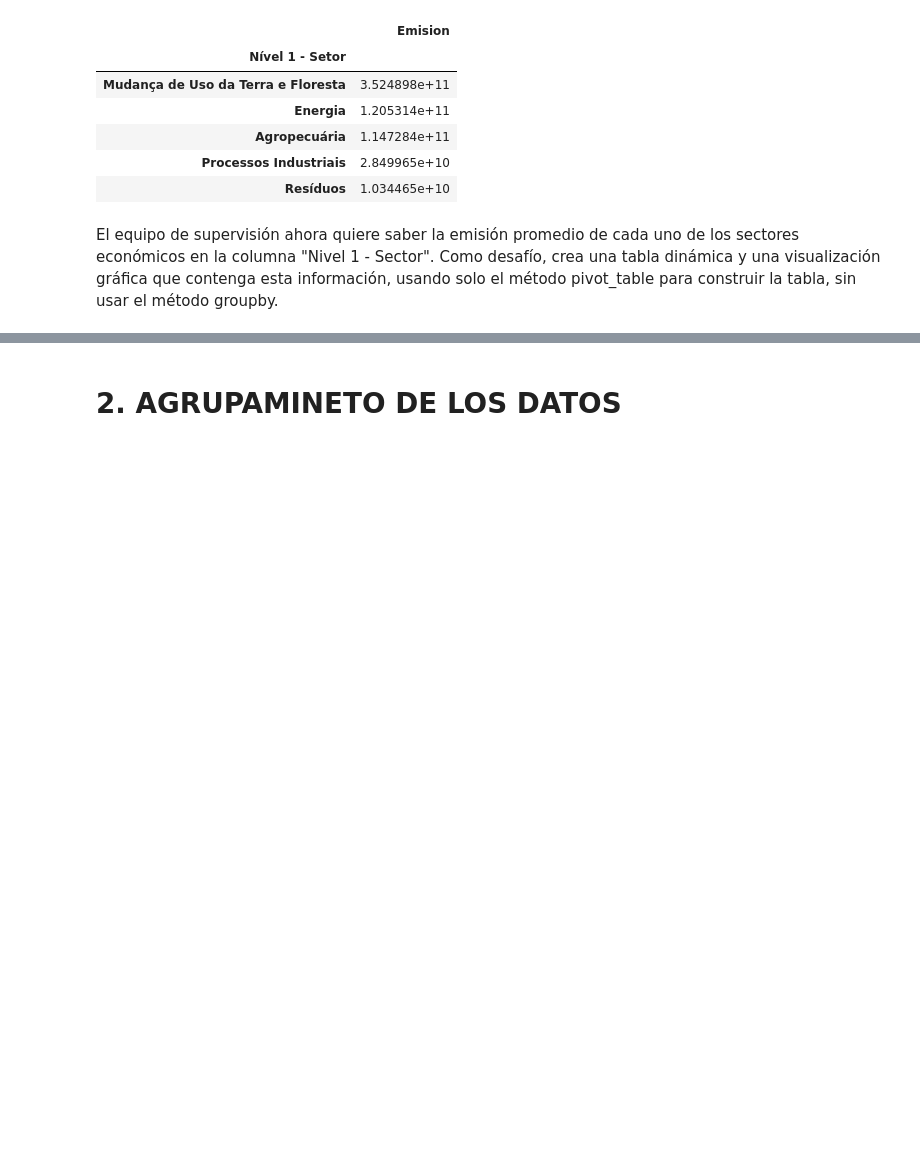
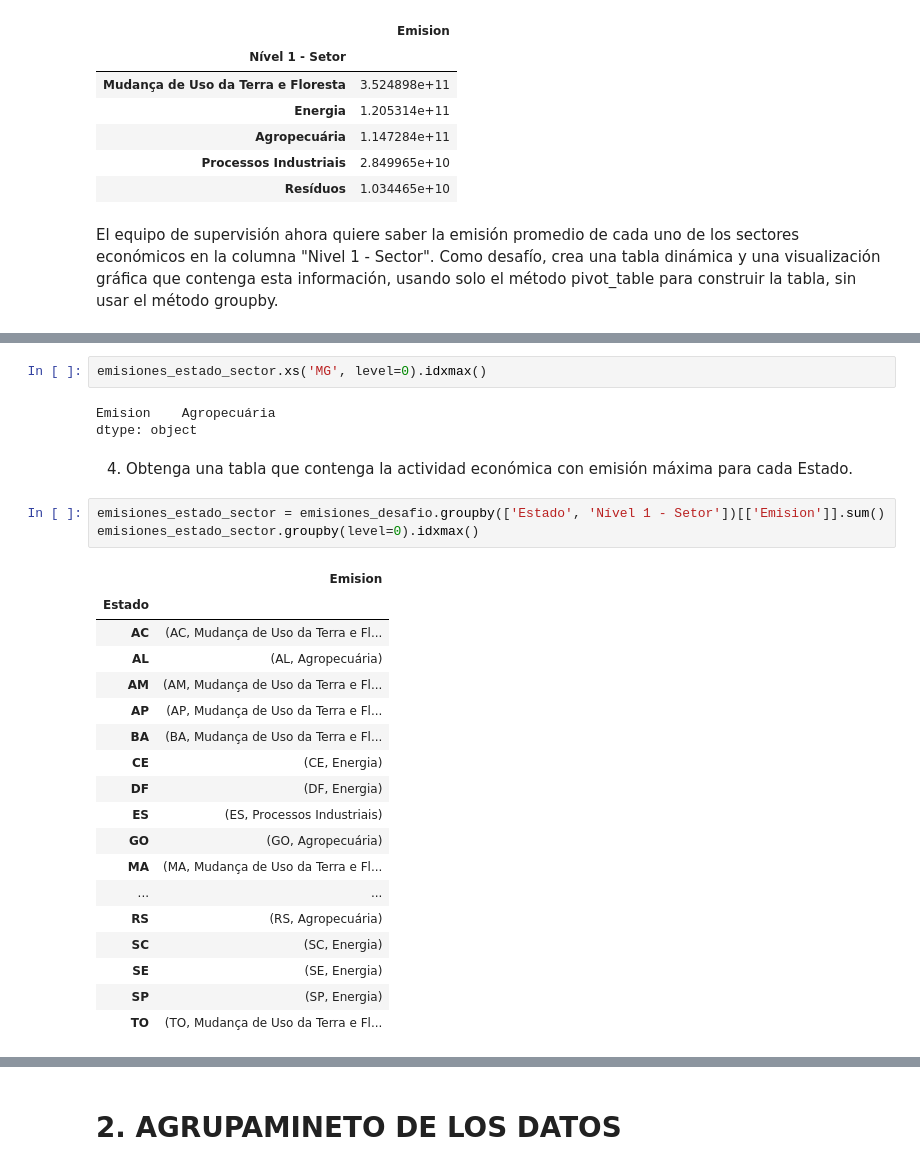
Before and after one commit to LejImkoaj/pandas_seleccionar_agrupar_datos, a Jupyter notebook: seleccion_agrupacion_de_datos.ipynb, the cells around one changed output, grey strips where cells are left out. Saved outputs shown, nothing was run; the diff lists cells and outputs as text; blank space fills up the shorter version.

```diff
--- a/seleccion_agrupacion_de_datos.ipynb
+++ b/seleccion_agrupacion_de_datos.ipynb
@@ -328,0 +389,29 @@ emisiones_desafio.plot(subplots=True, figsize=(10,10));
+# %%
+emisiones_estado_sector.xs('MG', level=0).idxmax()
+# %% [output]
+Emision    Agropecuária
+dtype: object
+# %% [markdown]
+4. Obtenga una tabla que contenga la actividad económica con emisión máxima para cada Estado.
+# %%
+emisiones_estado_sector = emisiones_desafio.groupby(['Estado', 'Nível 1 - Setor'])[['Emision']].sum()
+emisiones_estado_sector.groupby(level=0).idxmax()
+# %% [output]
+|  | Emision |
+| Estado |  |
+| AC | (AC, Mudança de Uso da Terra e Fl... |
+| AL | (AL, Agropecuária) |
+| AM | (AM, Mudança de Uso da Terra e Fl... |
+| AP | (AP, Mudança de Uso da Terra e Fl... |
+| BA | (BA, Mudança de Uso da Terra e Fl... |
+| CE | (CE, Energia) |
+| DF | (DF, Energia) |
+| ES | (ES, Processos Industriais) |
+| GO | (GO, Agropecuária) |
+| MA | (MA, Mudança de Uso da Terra e Fl... |
+| ... | ... |
+| RS | (RS, Agropecuária) |
+| SC | (SC, Energia) |
+| SE | (SE, Energia) |
+| SP | (SP, Energia) |
+| TO | (TO, Mudança de Uso da Terra e Fl... |
```
Also changed, not shown: parts of 11 cells of this notebook.
